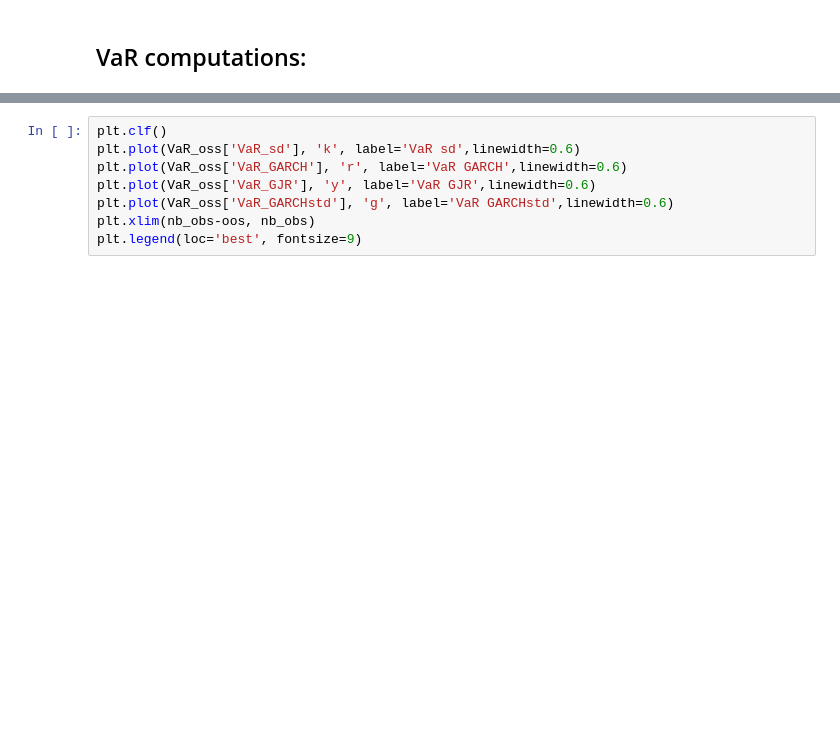
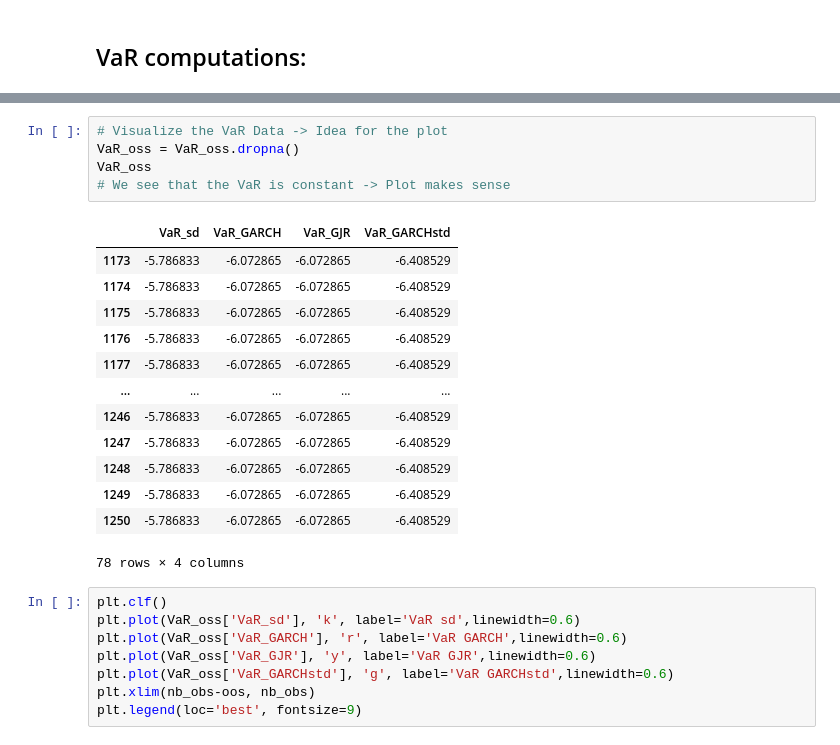
Before and after one commit to Varvoo/Free-ATS-Grinta, a Jupyter notebook: Exo 6 _ Ariane.ipynb, the cells around one changed output, grey strips where cells are left out. Cells and saved outputs as stored; diff of their text form; blank space fills up the shorter version.

```diff
--- a/Exo 6 _ Ariane.ipynb
+++ b/Exo 6 _ Ariane.ipynb
@@ -635,6 +637,25 @@ Optimization terminated successfully    (Exit mode 0)
             Iterations: 28
             Function evaluations: 183
             Gradient evaluations: 28
+# %%
+# Visualize the VaR Data -> Idea for the plot
+VaR_oss = VaR_oss.dropna()
+VaR_oss
+# We see that the VaR is constant -> Plot makes sense
+# %% [output]
+|  | VaR_sd | VaR_GARCH | VaR_GJR | VaR_GARCHstd |
+| 1173 | -5.786833 | -6.072865 | -6.072865 | -6.408529 |
+| 1174 | -5.786833 | -6.072865 | -6.072865 | -6.408529 |
+| 1175 | -5.786833 | -6.072865 | -6.072865 | -6.408529 |
+| 1176 | -5.786833 | -6.072865 | -6.072865 | -6.408529 |
+| 1177 | -5.786833 | -6.072865 | -6.072865 | -6.408529 |
+| ... | ... | ... | ... | ... |
+| 1246 | -5.786833 | -6.072865 | -6.072865 | -6.408529 |
+| 1247 | -5.786833 | -6.072865 | -6.072865 | -6.408529 |
+| 1248 | -5.786833 | -6.072865 | -6.072865 | -6.408529 |
+| 1249 | -5.786833 | -6.072865 | -6.072865 | -6.408529 |
+| 1250 | -5.786833 | -6.072865 | -6.072865 | -6.408529 |
+78 rows × 4 columns
 # %%
 plt.clf()
 plt.plot(VaR_oss['VaR_sd'], 'k', label='VaR sd',linewidth=0.6)
```
Also changed, not shown: parts of 11 cells of this notebook.
